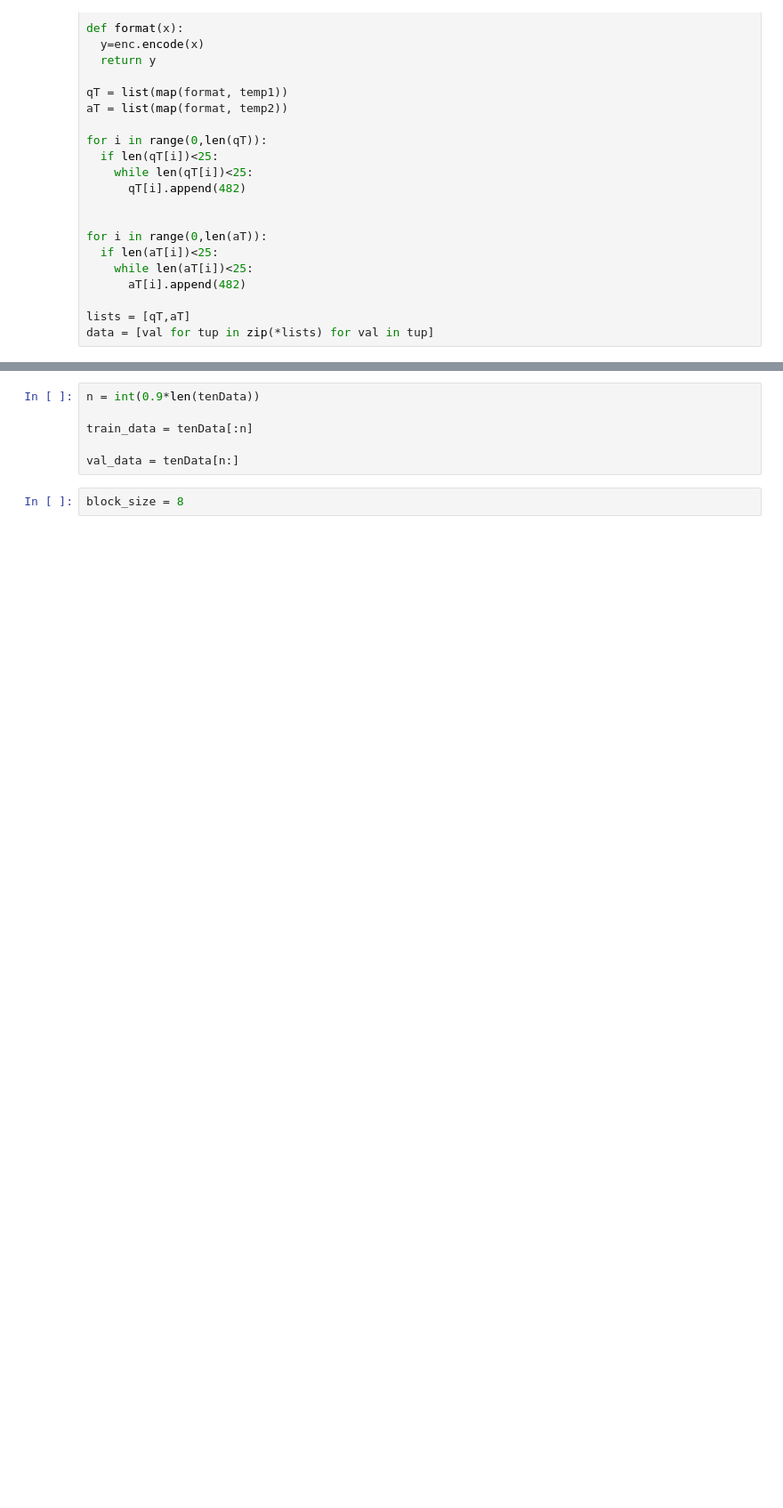
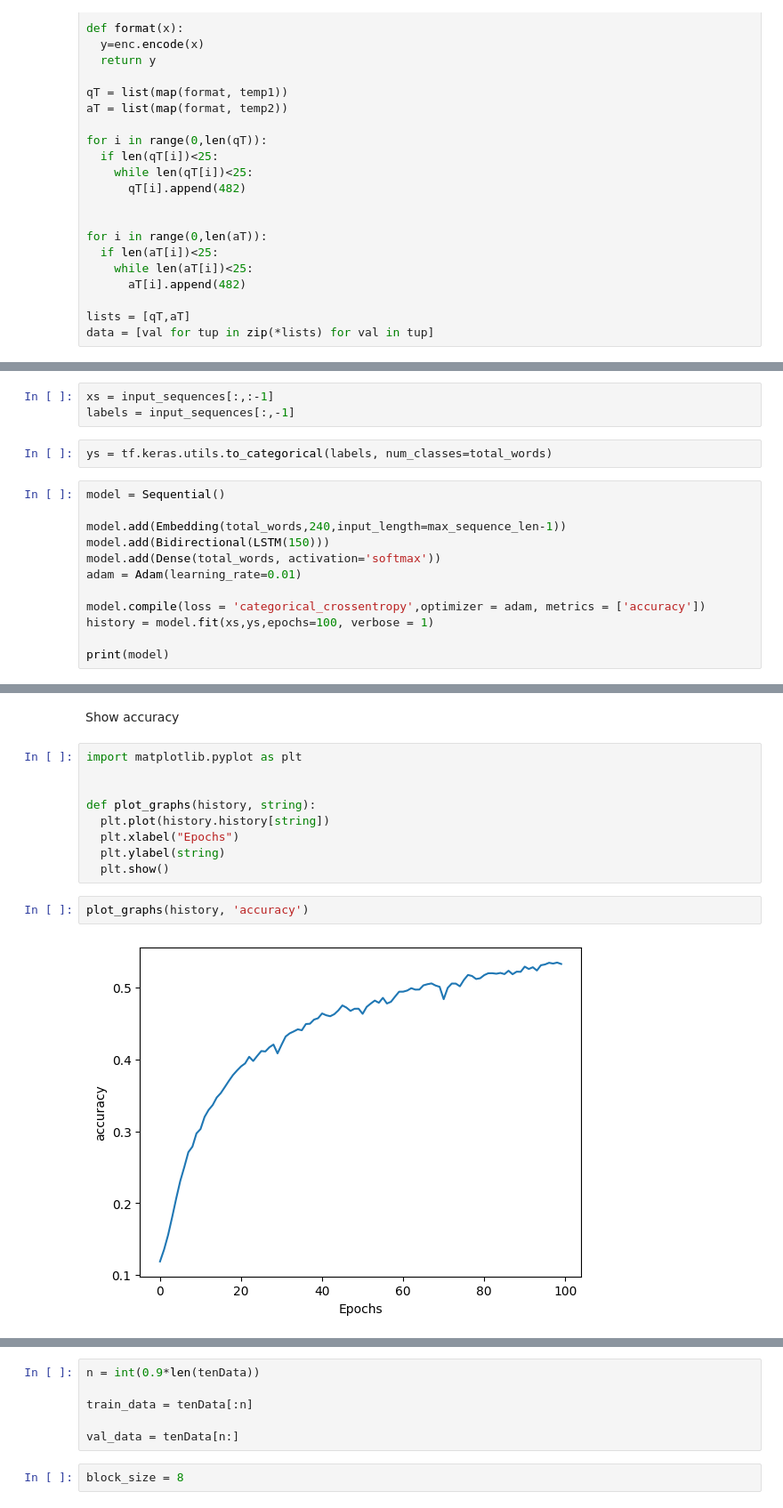
Before and after one commit to CalebEng/Ai-Project, a Jupyter notebook: Ai_project.ipynb, the cells around one changed output, grey strips where cells are left out. Shown at 89% size. Drawn from its saved outputs; the diff is of its cells as text; blank space fills up the shorter version.

```diff
--- a/Ai_project.ipynb
+++ b/Ai_project.ipynb
@@ -134,0 +167,17 @@ tenData.type
+# %%
+xs = input_sequences[:,:-1]
+labels = input_sequences[:,-1]
+# %%
+ys = tf.keras.utils.to_categorical(labels, num_classes=total_words)
+# %%
+model = Sequential()
+
+model.add(Embedding(total_words,240,input_length=max_sequence_len-1))
+model.add(Bidirectional(LSTM(150)))
+model.add(Dense(total_words, activation='softmax'))
+adam = Adam(learning_rate=0.01)
+
+model.compile(loss = 'categorical_crossentropy',optimizer = adam, metrics = ['accuracy'])
+history = model.fit(xs,ys,epochs=100, verbose = 1)
+
+print(model)
@@ -134,0 +202,15 @@ tenData.type
+# %% [markdown]
+Show accuracy
+# %%
+import matplotlib.pyplot as plt
+
+
+def plot_graphs(history, string):
+  plt.plot(history.history[string])
+  plt.xlabel("Epochs")
+  plt.ylabel(string)
+  plt.show()
+# %%
+plot_graphs(history, 'accuracy')
+# %% [output]
+[figure, added]
```
Also changed, not shown: parts of 18 cells of this notebook.
